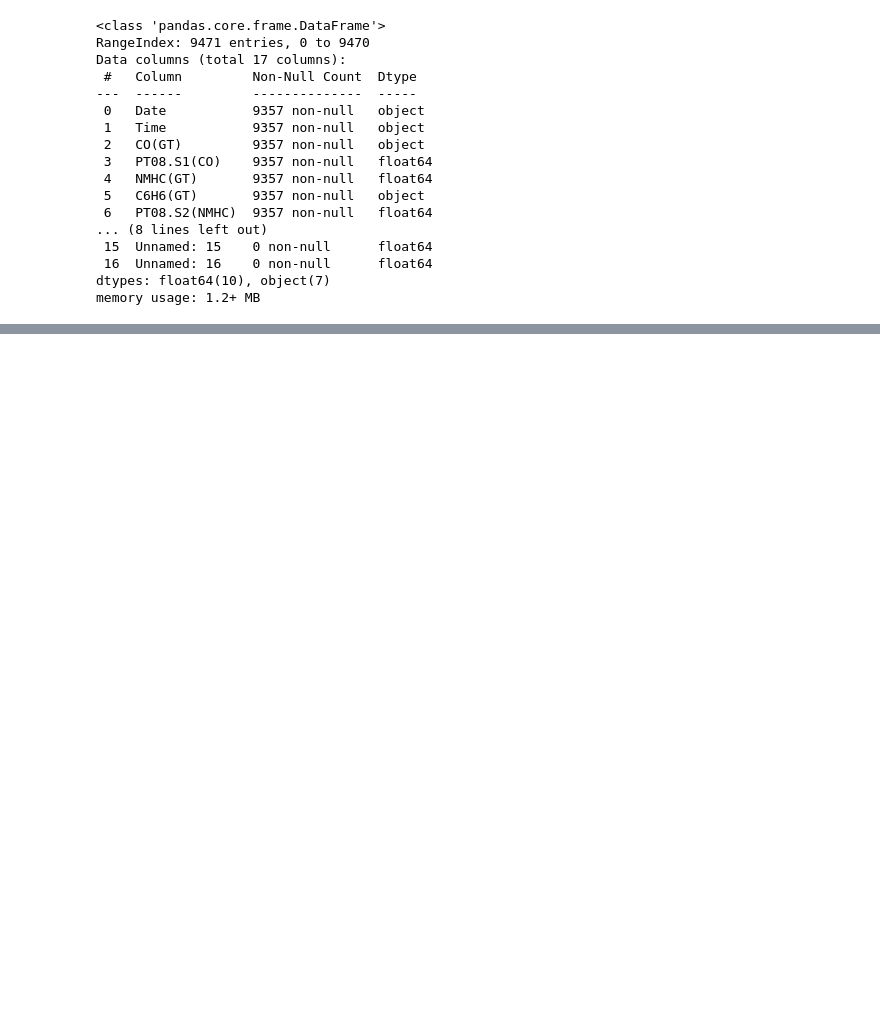
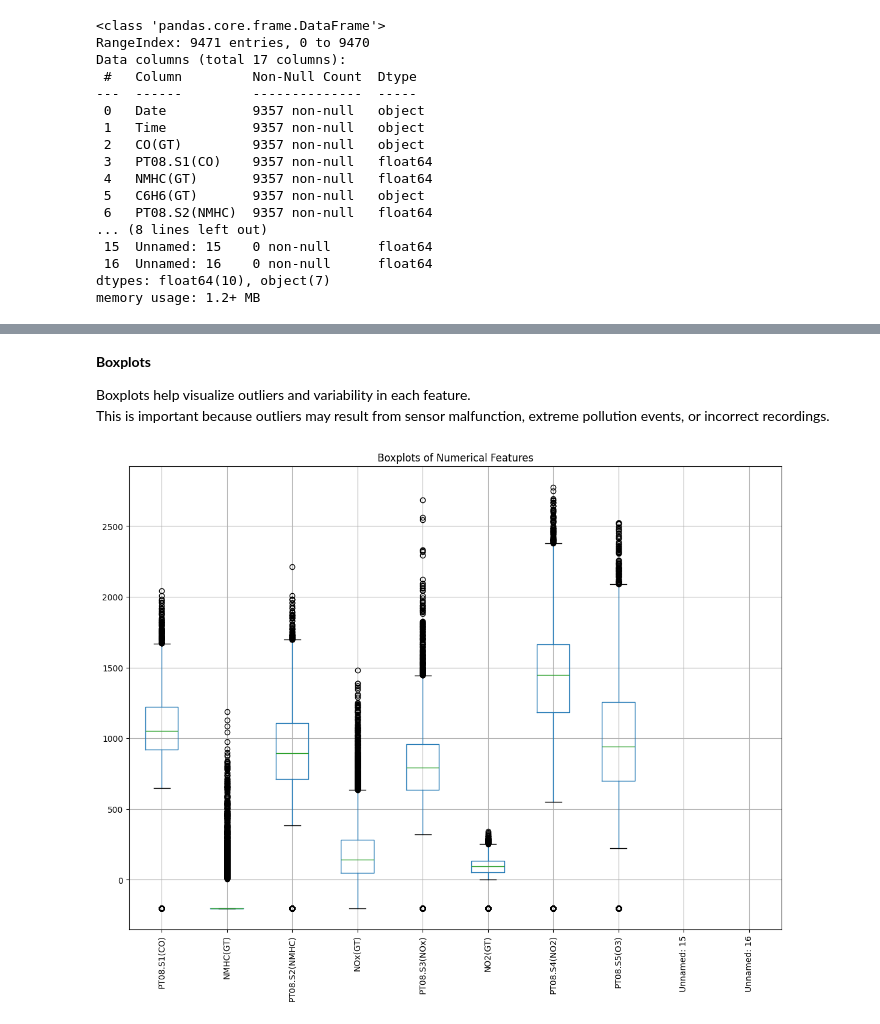
Before and after one commit to Sayid03/air-polution-ml, a Jupyter notebook: solution.ipynb, the cells around one changed output, grey strips where cells are left out. Drawn from its saved outputs; the diff is of its cells as text; code cells hidden in the pictures; blank space fills up the shorter version.

```diff
--- a/solution.ipynb
+++ b/solution.ipynb
@@ -54,0 +101,12 @@ memory usage: 1.2+ MB
+# %% [markdown]
+**Boxplots**
+
+Boxplots help visualize outliers and variability in each feature.<br>
+This is important because outliers may result from sensor malfunction, extreme pollution events, or incorrect recordings.
+# %%
+plt.figure(figsize=(14, 10))
+df_numeric.boxplot(rot=90)
+plt.title("Boxplots of Numerical Features")
+plt.show()
+# %% [output]
+[figure, added]
```
Also changed, not shown: parts of 12 cells of this notebook.
